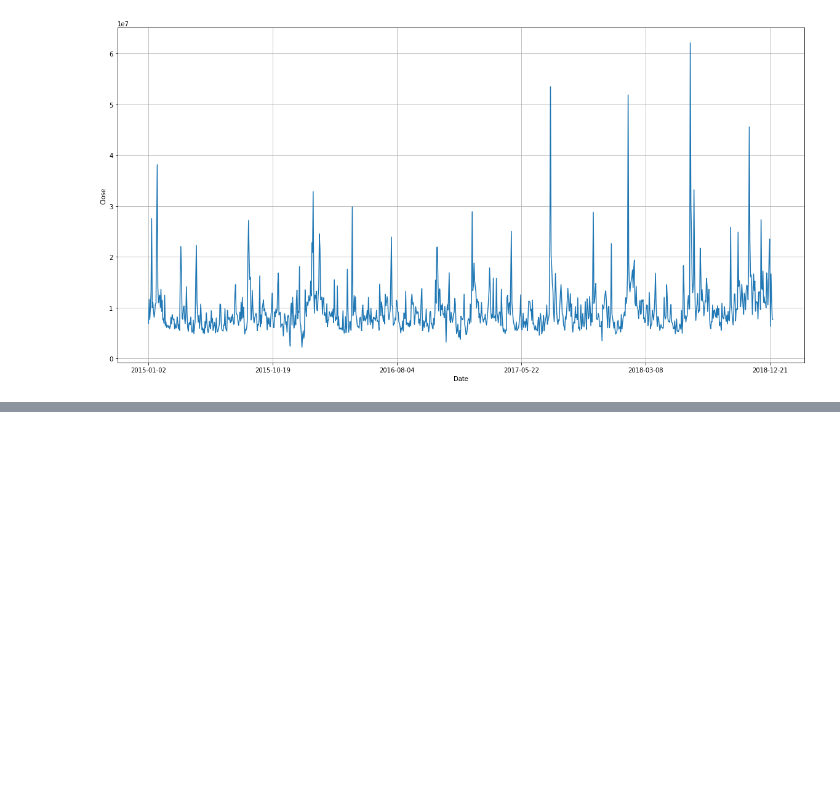
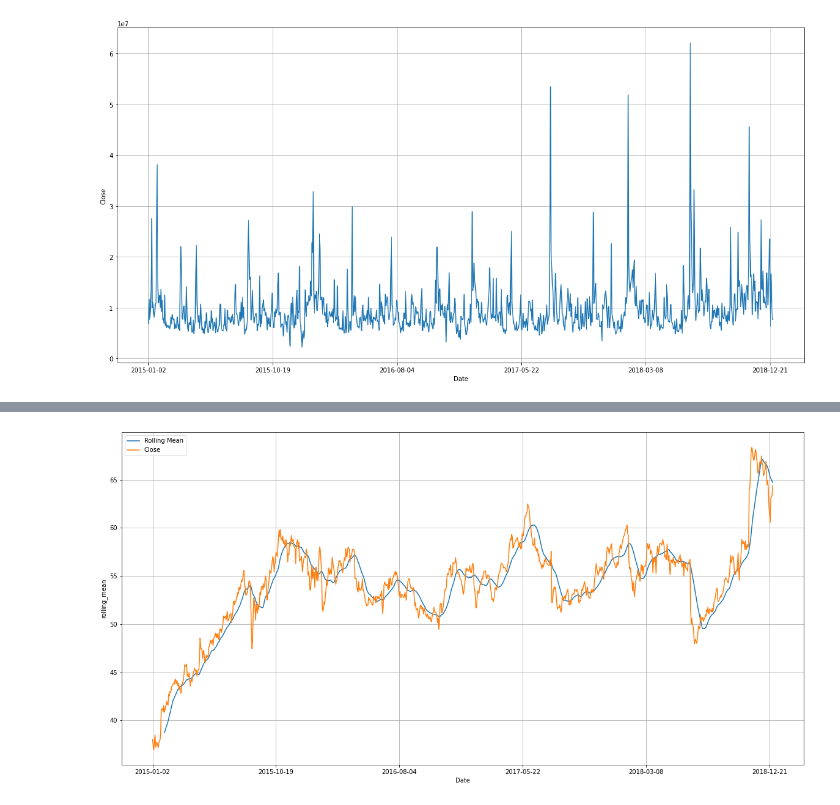
Before and after one commit to mfiguere/Colab, a Jupyter notebook: Pandas_Visualization.ipynb, the cells around one changed output, grey strips where cells are left out. Drawn from its saved outputs; the diff is of its cells as text; code cells hidden in the pictures; blank space fills up the shorter version.

```diff
--- a/Pandas_Visualization.ipynb
+++ b/Pandas_Visualization.ipynb
@@ -631,0 +633,11 @@ plt.grid()
+# %%
+# other statistics
+df_ts['rolling_mean'] = df_ts['Close'].rolling(window=20).mean()
+# %%
+df_ts['rolling_mean'].plot(figsize=(20,10),label='Rolling Mean')
+df_ts['Close'].plot(figsize=(20,10),label='Close')
+plt.ylabel('rolling_mean')
+plt.legend()
+plt.grid()
+# %% [output]
+[figure, added]
```
Also changed, not shown: parts of 20 cells of this notebook.
